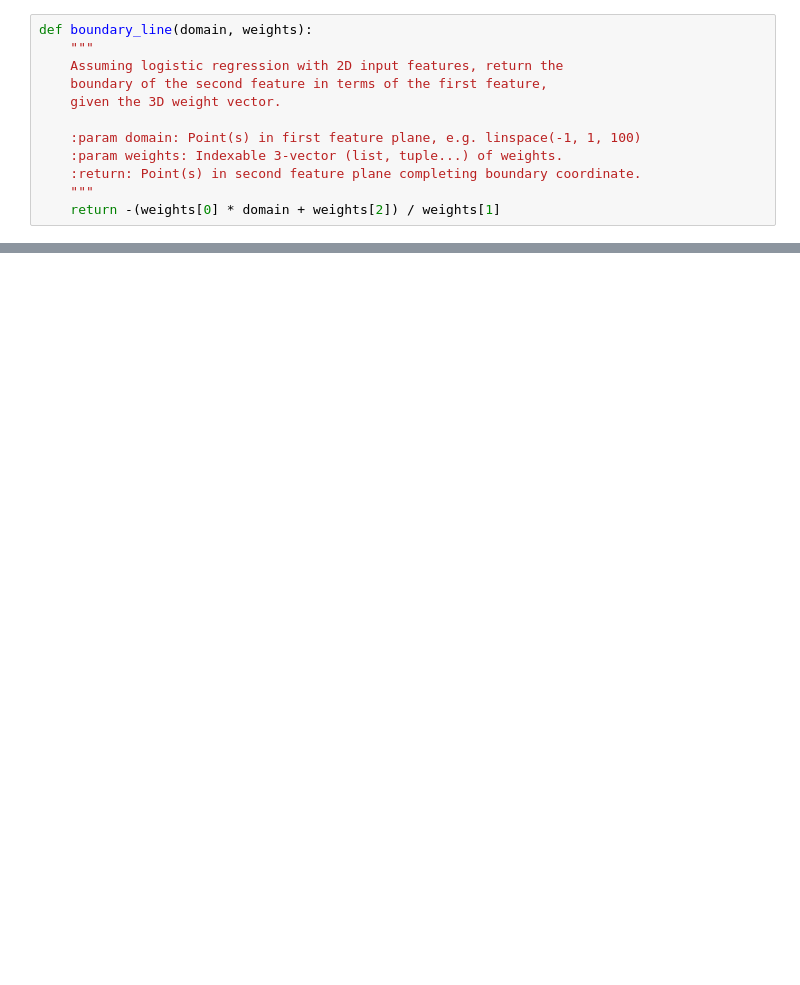
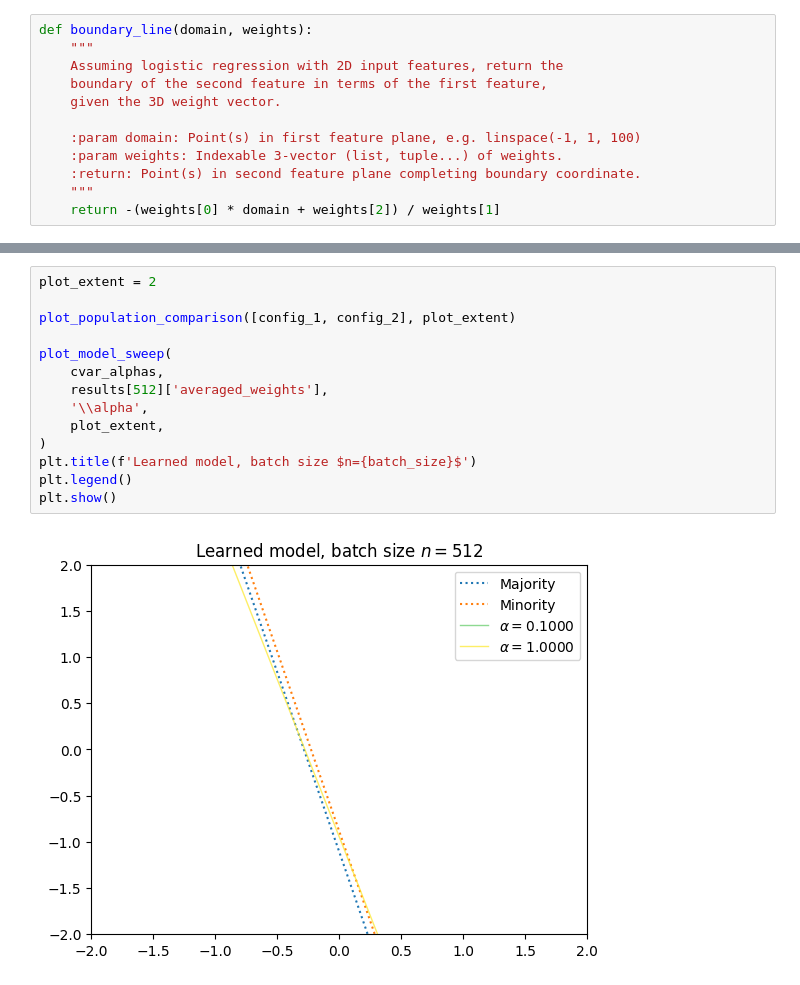
Before and after one commit to kdbanman/dro_sweeps, a Jupyter notebook: classification_example.ipynb, the cells around one changed output, grey strips where cells are left out. Drawn from its saved outputs; the diff is of its cells as text; blank space fills up the shorter version.

```diff
--- a/classification_example.ipynb
+++ b/classification_example.ipynb
@@ -183,0 +210,16 @@ for batch_size in results.keys():
+# %%
+plot_extent = 2
+
+plot_population_comparison([config_1, config_2], plot_extent)
+
+plot_model_sweep(
+    cvar_alphas,
+    results[512]['averaged_weights'],
+    '\\alpha',
+    plot_extent,
+)
+plt.title(f'Learned model, batch size $n={batch_size}$')
+plt.legend()
+plt.show()
+# %% [output]
+[figure, added]
```
Also changed, not shown: parts of 7 cells of this notebook, 5 other files.
